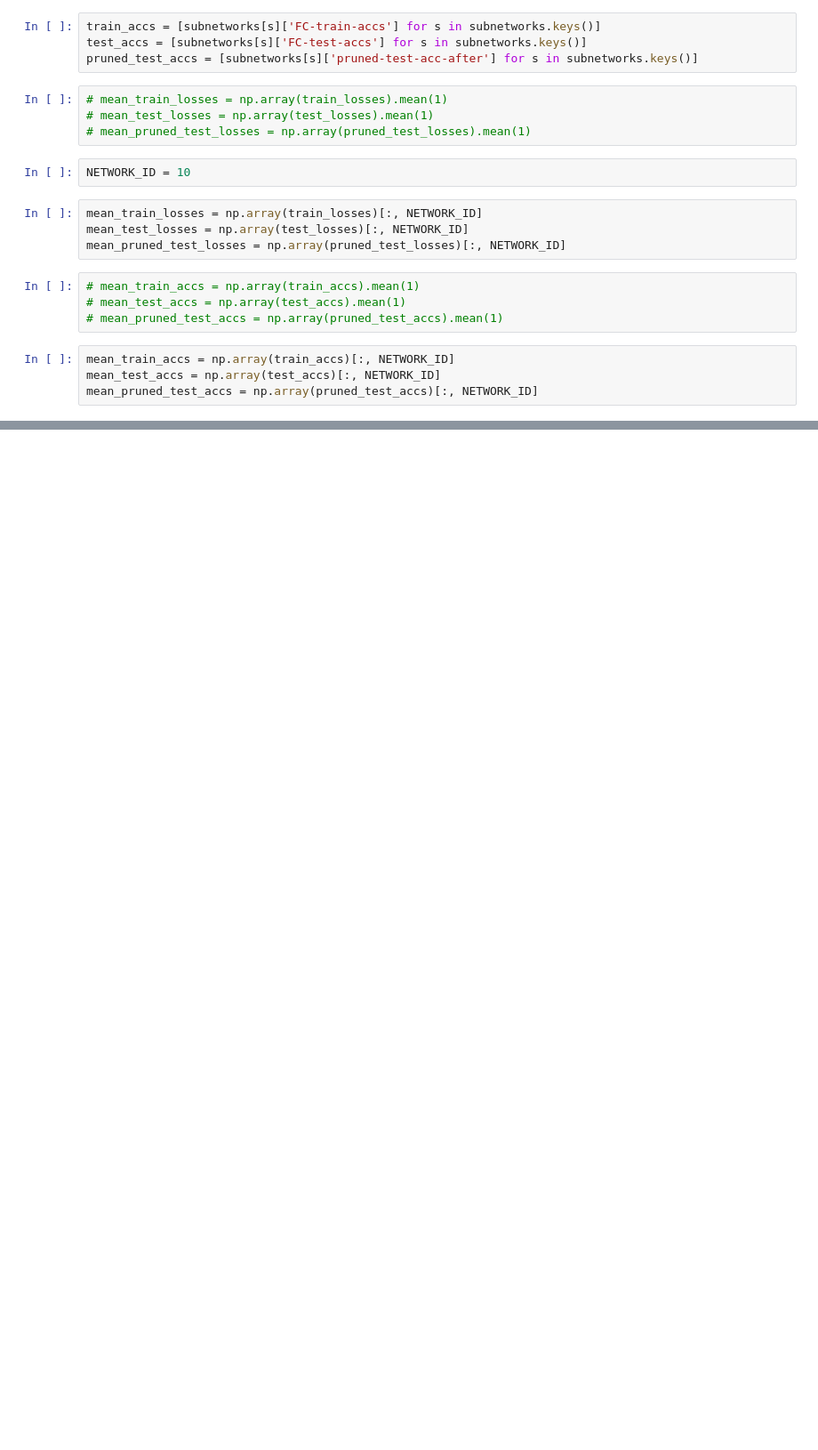
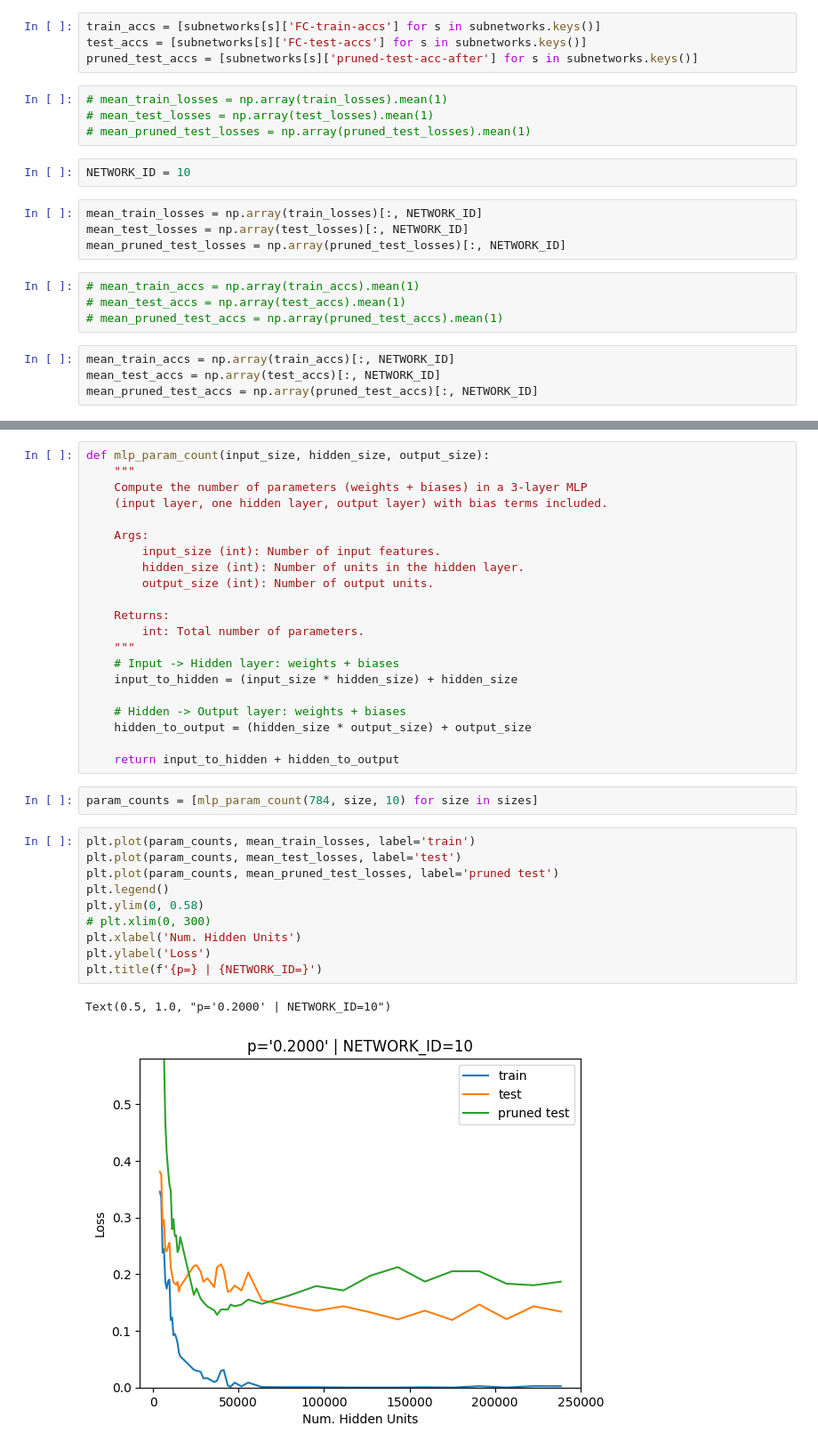
Before and after one commit to SukritTM/lth-efficiency, a Jupyter notebook: notebooks/analyse-subnetworks.ipynb, the cells around one changed output, grey strips where cells are left out. Shown at 89% size. Cells and saved outputs as stored; diff of their text form; blank space fills up the shorter version.

```diff
--- a/notebooks/analyse-subnetworks.ipynb
+++ b/notebooks/analyse-subnetworks.ipynb
@@ -168,0 +235,36 @@ Text(0.5, 1.0, "p='0.2000' | NETWORK_ID=10")
+# %%
+def mlp_param_count(input_size, hidden_size, output_size):
+    """
+    Compute the number of parameters (weights + biases) in a 3-layer MLP
+    (input layer, one hidden layer, output layer) with bias terms included.
+
+    Args:
+        input_size (int): Number of input features.
+        hidden_size (int): Number of units in the hidden layer.
+        output_size (int): Number of output units.
+
+    Returns:
+        int: Total number of parameters.
+    """
+    # Input -> Hidden layer: weights + biases
+    input_to_hidden = (input_size * hidden_size) + hidden_size
+
+    # Hidden -> Output layer: weights + biases
+    hidden_to_output = (hidden_size * output_size) + output_size
+
+    return input_to_hidden + hidden_to_output
+# %%
+param_counts = [mlp_param_count(784, size, 10) for size in sizes]
+# %%
+plt.plot(param_counts, mean_train_losses, label='train')
+plt.plot(param_counts, mean_test_losses, label='test')
+plt.plot(param_counts, mean_pruned_test_losses, label='pruned test')
+plt.legend()
+plt.ylim(0, 0.58)
+# plt.xlim(0, 300)
+plt.xlabel('Num. Hidden Units')
+plt.ylabel('Loss')
+plt.title(f'{p=} | {NETWORK_ID=}')
+# %% [output]
+Text(0.5, 1.0, "p='0.2000' | NETWORK_ID=10")
+[figure, added]
```
Also changed, not shown: parts of 9 cells of this notebook, 3 other files.
